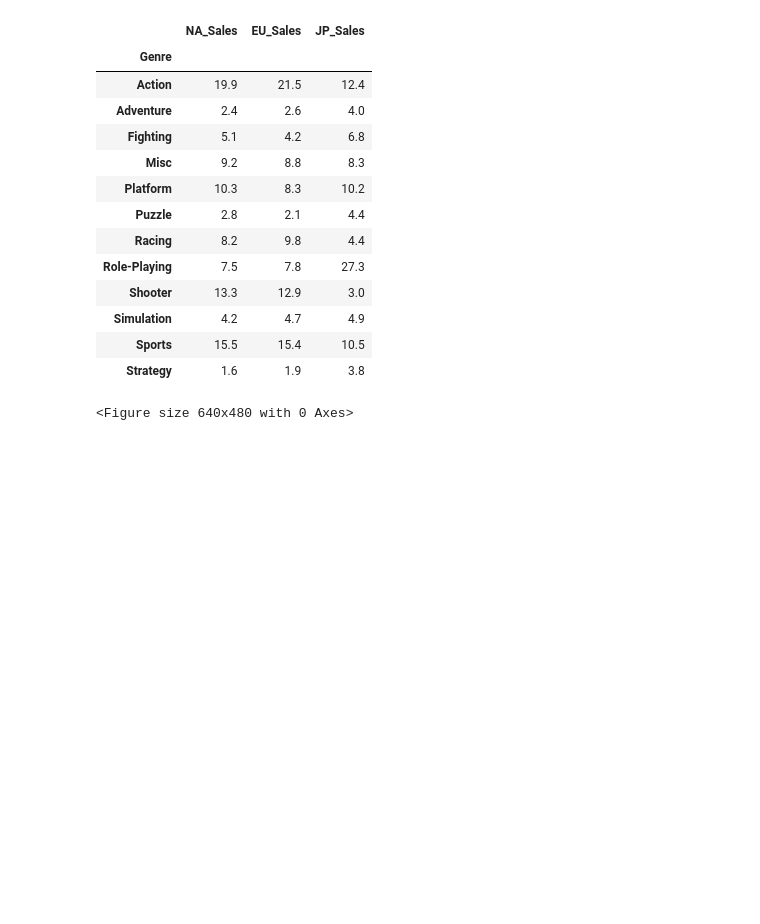
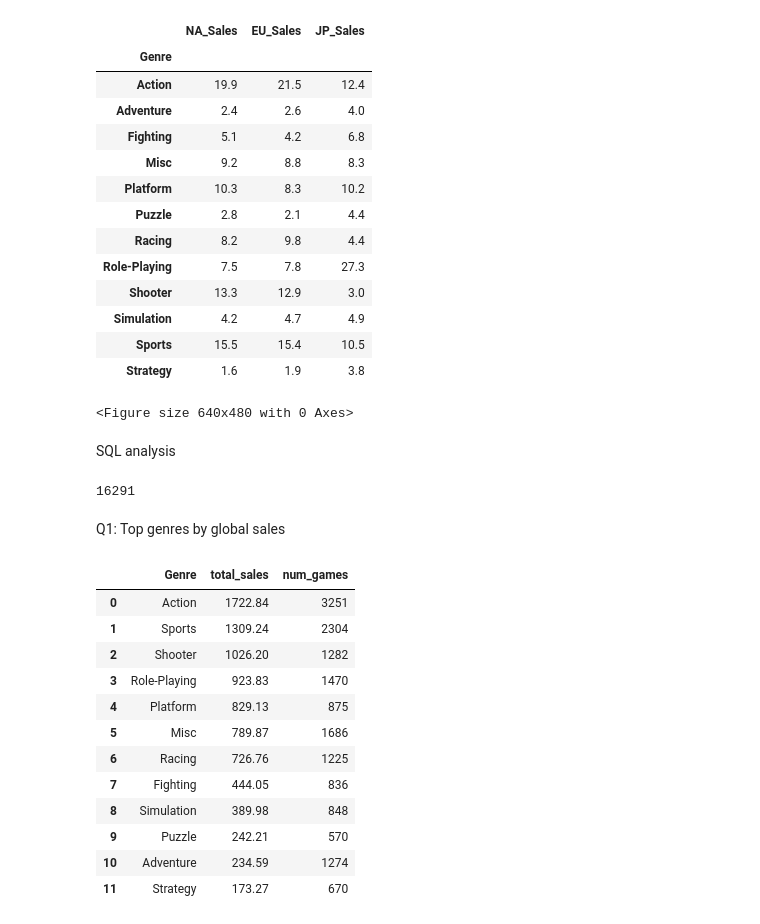
Before and after one commit to Amary754/gaming-analysis, a Jupyter notebook: analysis.ipynb, the cells around one changed output. Cells and saved outputs as stored; diff of their text form; code cells hidden in the pictures; blank space fills up the shorter version.

```diff
--- a/analysis.ipynb
+++ b/analysis.ipynb
@@ -220,3 +218,40 @@ plt.savefig("genre_sales.png", dpi=150, bbox_inches="tight")
 plt.show()
 # %% [output]
 <Figure size 640x480 with 0 Axes>
+# %% [markdown]
+SQL analysis
+# %%
+import sqlite3
+import pandas as pd
+
+conn = sqlite3.connect("games.db")
+df_clean.to_sql("games", conn, if_exists="replace", index=False)
+# %% [output]
+16291
+# %% [markdown]
+Q1: Top genres by global sales
+# %%
+query = """
+SELECT Genre,
+       ROUND(SUM(Global_Sales), 2) as total_sales,
+       COUNT(*) as num_games
+FROM games
+GROUP BY Genre
+ORDER BY total_sales DESC;
+"""
+
+pd.read_sql_query(query, conn)
+# %% [output]
+|  | Genre | total_sales | num_games |
+| 0 | Action | 1722.84 | 3251 |
+| 1 | Sports | 1309.24 | 2304 |
+| 2 | Shooter | 1026.20 | 1282 |
+| 3 | Role-Playing | 923.83 | 1470 |
+| 4 | Platform | 829.13 | 875 |
+| 5 | Misc | 789.87 | 1686 |
+| 6 | Racing | 726.76 | 1225 |
+| 7 | Fighting | 444.05 | 836 |
+| 8 | Simulation | 389.98 | 848 |
+| 9 | Puzzle | 242.21 | 570 |
+| 10 | Adventure | 234.59 | 1274 |
+| 11 | Strategy | 173.27 | 670 |
```
Also changed, not shown: parts of 12 cells of this notebook.
